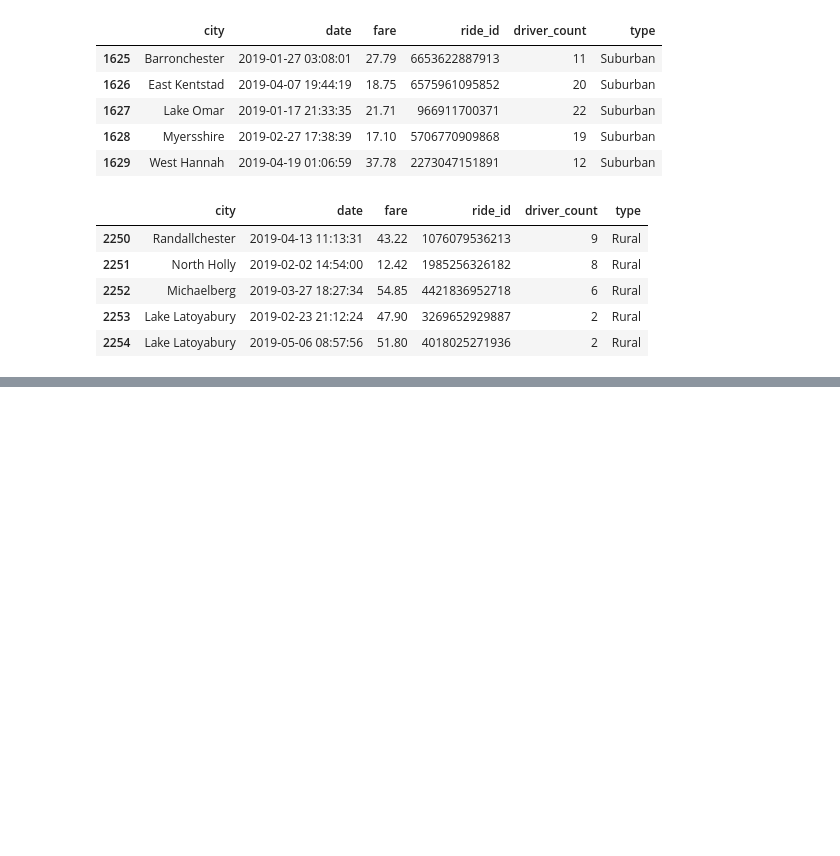
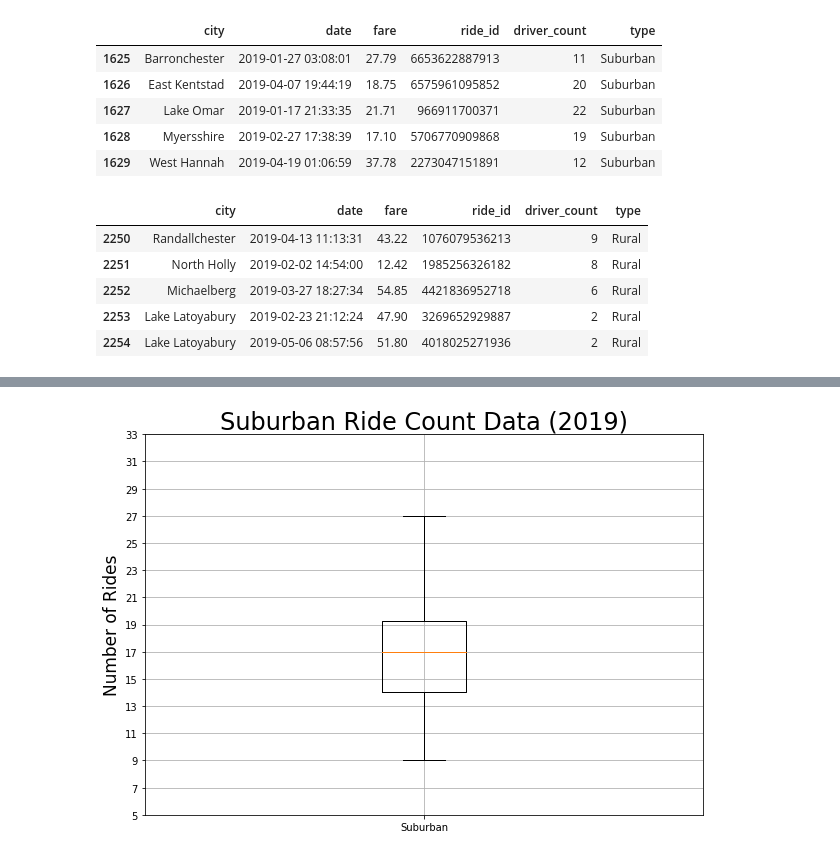
Before and after one commit to bayileyegnabate/05-matplotlib, a Jupyter notebook: pyber.ipynb, the cells around one changed output, grey strips where cells are left out. Saved outputs shown, nothing was run; the diff lists cells and outputs as text; code cells hidden in the pictures; blank space fills up the shorter version.

```diff
--- a/pyber.ipynb
+++ b/pyber.ipynb
@@ -425,0 +653,12 @@ plt.show();
+# %%
+# create a box-and-whisker plot for the urban cities ride count
+x_labels = ['Suburban']
+fig, ax = plt.subplots(figsize=(10, 7))
+ax.boxplot(suburban_ride_count, labels=x_labels)
+ax.set_title('Suburban Ride Count Data (2019)', fontsize=24)
+ax.set_ylabel('Number of Rides', fontsize=17)
+ax.set_yticks(np.arange(5, 35, step=2.0))
+ax.grid()
+plt.show();
+# %% [output]
+[figure, added]
```
Also changed, not shown: parts of 54 cells of this notebook, 3 other files.
